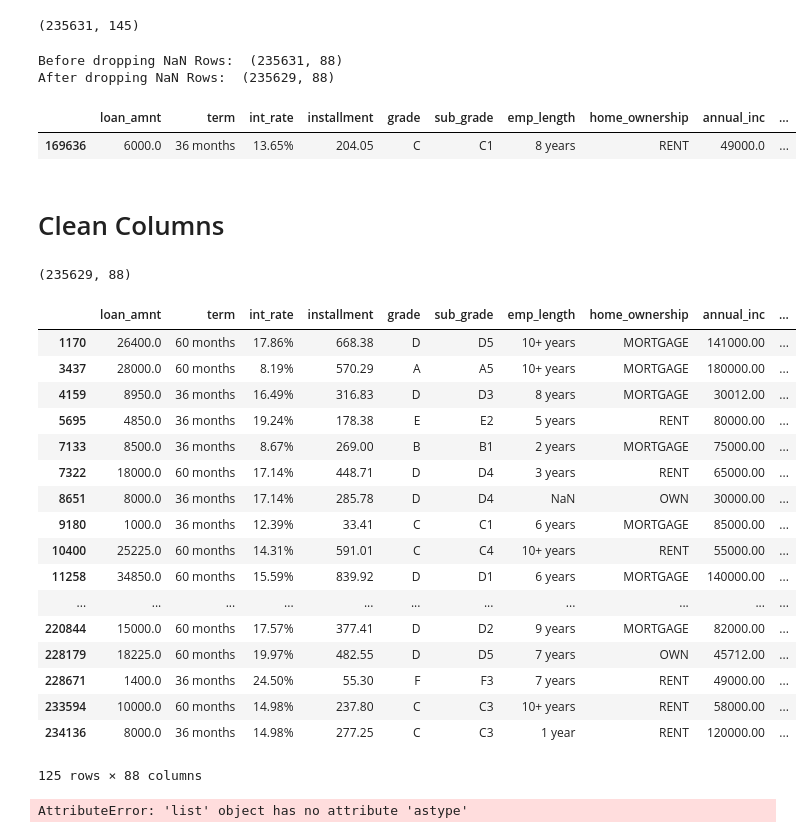
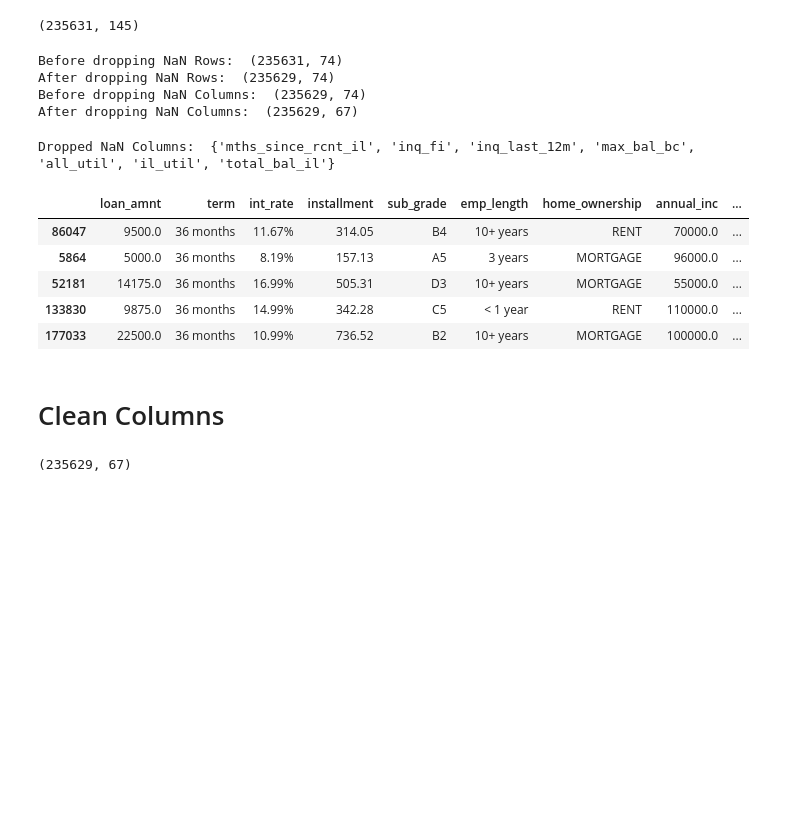
Before and after one commit to jeremyrchow/lending_club_default_model, a Jupyter notebook: EDA.ipynb, the cells around one changed output. Drawn from its saved outputs; the diff is of its cells as text; code cells hidden in the pictures; blank space fills up the shorter version.

```diff
--- a/EDA.ipynb
+++ b/EDA.ipynb
@@ -46,10 +46,12 @@ df=df.drop(columns = [
         # Only care about information available pre loan
         'collection_recovery_fee',
         'collections_12_mths_ex_med',
-        # Hard to classify
+
+        # Hard to classify, may use regex text processing in future
         'emp_title',
 
-        # Keeping the hardship flag but looking at pre-loan metrics
+        # Keeping the hardship status but looking at pre-loan metrics only
+        'hardship_flag',
         'hardship_type',
         'hardship_reason',
         'deferral_term',
@@ -61,6 +63,8 @@ df=df.drop(columns = [
         'hardship_dpd',
         'hardship_loan_status',
         'orig_projected_additional_accrued_interest',
+        'hardship_payoff_balance_amount',
+        'hardship_last_payment_amount',
 
         'last_pymnt_amnt',
         'last_pymnt_d',
@@ -79,6 +83,10 @@ df=df.drop(columns = [
         'debt_settlement_flag',
         'debt_settlement_flag_date',
         'desc',
+
+        # sub_grade category already contains grade
+        'grade',
+
 
         # This is for investors / loan funding
         'initial_list_status',
@@ -102,6 +110,19 @@ df=df.drop(columns = [
         'settlement_amount',
         'settlement_percentage',
         'settlement_term',
+        # Only looking for one applicant
+        #'sec_app_fico_range_low',
+        #'sec_app_fico_range_high',
+        'sec_app_earliest_cr_line',
+        'sec_app_inq_last_6mths',
+        'sec_app_mort_acc',
+        'sec_app_open_acc',
+        'sec_app_revol_util',
+        'sec_app_open_act_il',
+        'sec_app_num_rev_accts',
+        'sec_app_chargeoff_within_12_mths',
+        'sec_app_collections_12_mths_ex_med',
+        'sec_app_mths_since_last_major_derog',
         'title',
         'total_cu_tl',
 
@@ -110,17 +131,32 @@ df=df.drop(columns = [
 
         'zip_code'])
 
-print('Before dropping NaN Rows: ',df.shape)
+print('Before dropping NaN's: ',df.shape)
 df.dropna(how='all', inplace = True)
 print('After dropping NaN Rows: ',df.shape)
+pre_drop_col = df.columns
+df.dropna(axis=1, how='all',inplace = True)
+print('After dropping NaN Columns: ',df.shape)
+post_drop_col = df.columns
 # %% [output]
-Before dropping NaN Rows:  (235631, 88)
-After dropping NaN Rows:  (235629, 88)
+Before dropping NaN Rows:  (235631, 74)
+After dropping NaN Rows:  (235629, 74)
+Before dropping NaN Columns:  (235629, 74)
+After dropping NaN Columns:  (235629, 67)
+# %%
+dropped_nan_columns = set(pre_drop_col) - set(post_drop_col)
+print("Dropped NaN Columns: ", dropped_nan_columns)
+# %% [output]
+Dropped NaN Columns:  {'mths_since_rcnt_il', 'inq_fi', 'inq_last_12m', 'max_bal_bc', 'all_util', 'il_util', 'total_bal_il'}
 # %%
-df.sample(1)
+df.sample(5)
 # %% [output]
-|  | loan_amnt | term | int_rate | installment | grade | sub_grade | emp_length | home_ownership | annual_inc | ... |
-| 169636 | 6000.0 | 36 months | 13.65% | 204.05 | C | C1 | 8 years | RENT | 49000.0 | ... |
+|  | loan_amnt | term | int_rate | installment | sub_grade | emp_length | home_ownership | annual_inc | ... |
+| 86047 | 9500.0 | 36 months | 11.67% | 314.05 | B4 | 10+ years | RENT | 70000.0 | ... |
+| 5864 | 5000.0 | 36 months | 8.19% | 157.13 | A5 | 3 years | MORTGAGE | 96000.0 | ... |
+| 52181 | 14175.0 | 36 months | 16.99% | 505.31 | D3 | 10+ years | MORTGAGE | 55000.0 | ... |
+| 133830 | 9875.0 | 36 months | 14.99% | 342.28 | C5 | < 1 year | RENT | 110000.0 | ... |
+| 177033 | 22500.0 | 36 months | 10.99% | 736.52 | B2 | 10+ years | MORTGAGE | 100000.0 | ... |
 # %%
 #df[df['num_tl_120dpd_2m'] >= 1][['num_tl_30dpd','num_tl_120dpd_2m','num_tl_90g_dpd_24m']]
 # %%
@@ -135,5 +171,5 @@ def drop_percentage_signs(df, column_name):
 # %%
 df.shape
 # %% [output]
-(235629, 88)
+(235629, 67)
 # %%
@@ -144,25 +177,0 @@ df['revol_util']
-# %%
-df.loc[df['revol_util'] == '']
-# %% [output]
-|  | loan_amnt | term | int_rate | installment | grade | sub_grade | emp_length | home_ownership | annual_inc | ... |
-| 1170 | 26400.0 | 60 months | 17.86% | 668.38 | D | D5 | 10+ years | MORTGAGE | 141000.00 | ... |
-| 3437 | 28000.0 | 60 months | 8.19% | 570.29 | A | A5 | 10+ years | MORTGAGE | 180000.00 | ... |
-| 4159 | 8950.0 | 36 months | 16.49% | 316.83 | D | D3 | 8 years | MORTGAGE | 30012.00 | ... |
-| 5695 | 4850.0 | 36 months | 19.24% | 178.38 | E | E2 | 5 years | RENT | 80000.00 | ... |
-| 7133 | 8500.0 | 36 months | 8.67% | 269.00 | B | B1 | 2 years | MORTGAGE | 75000.00 | ... |
-| 7322 | 18000.0 | 60 months | 17.14% | 448.71 | D | D4 | 3 years | RENT | 65000.00 | ... |
-| 8651 | 8000.0 | 36 months | 17.14% | 285.78 | D | D4 | NaN | OWN | 30000.00 | ... |
-| 9180 | 1000.0 | 36 months | 12.39% | 33.41 | C | C1 | 6 years | MORTGAGE | 85000.00 | ... |
-| 10400 | 25225.0 | 60 months | 14.31% | 591.01 | C | C4 | 10+ years | RENT | 55000.00 | ... |
-| 11258 | 34850.0 | 60 months | 15.59% | 839.92 | D | D1 | 6 years | MORTGAGE | 140000.00 | ... |
-| ... | ... | ... | ... | ... | ... | ... | ... | ... | ... | ... |
-| 220844 | 15000.0 | 60 months | 17.57% | 377.41 | D | D2 | 9 years | MORTGAGE | 82000.00 | ... |
-| 228179 | 18225.0 | 60 months | 19.97% | 482.55 | D | D5 | 7 years | OWN | 45712.00 | ... |
-| 228671 | 1400.0 | 36 months | 24.50% | 55.30 | F | F3 | 7 years | RENT | 49000.00 | ... |
-| 233594 | 10000.0 | 60 months | 14.98% | 237.80 | C | C3 | 10+ years | RENT | 58000.00 | ... |
-| 234136 | 8000.0 | 36 months | 14.98% | 277.25 | C | C3 | 1 year | RENT | 120000.00 | ... |
-125 rows × 88 columns
-# %%
-df.sort_values(by = ['revol_util'])
-# %% [output]
-AttributeError: 'list' object has no attribute 'astype'
```
Also changed, not shown: parts of 17 cells of this notebook, 3 other files.
